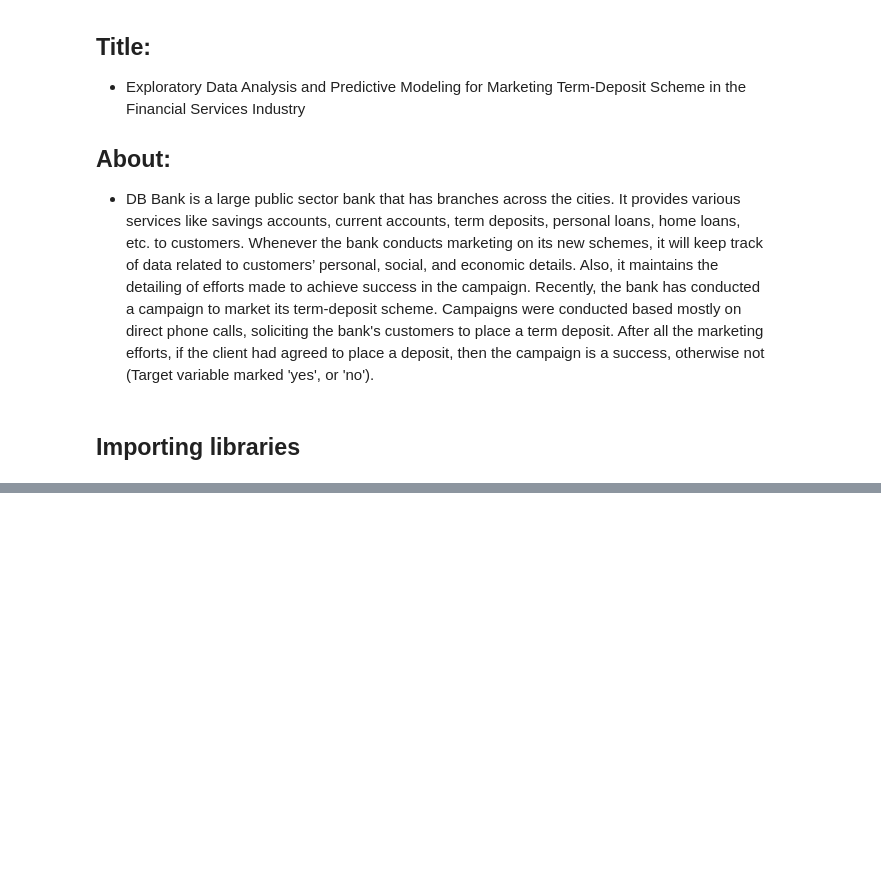
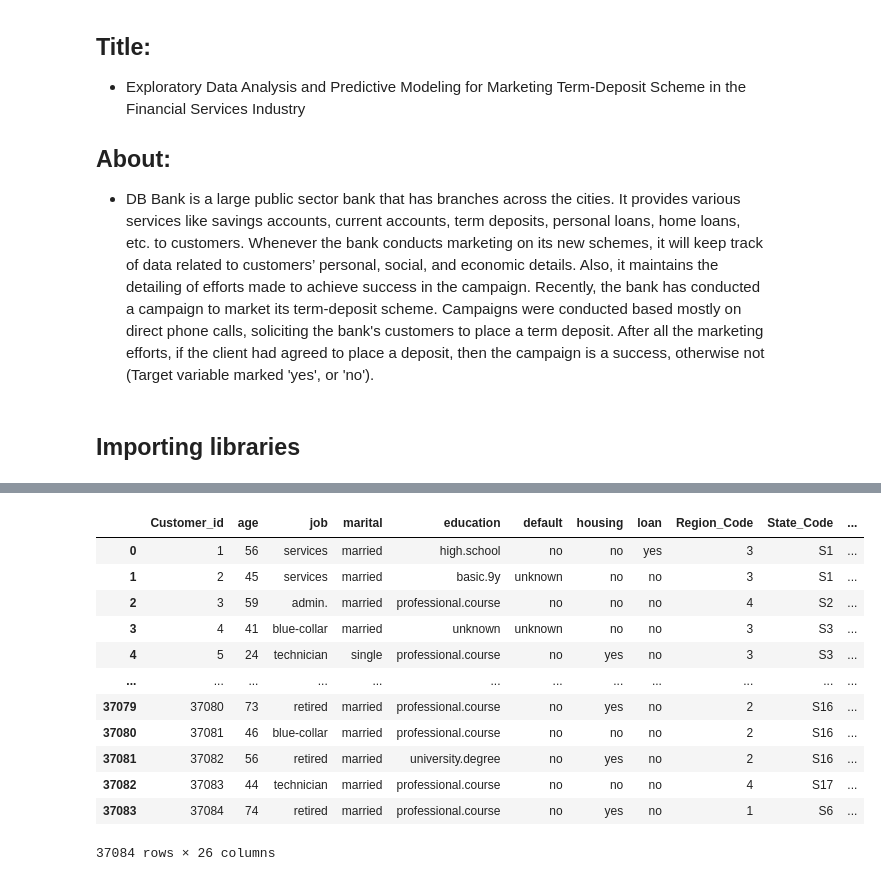
Before and after one commit to Mayank5112/Capstone-Project-5, a Jupyter notebook: capestone-5.ipynb, the cells around one changed output, grey strips where cells are left out. Cells and saved outputs as stored; diff of their text form; code cells hidden in the pictures; blank space fills up the shorter version.

```diff
--- a/capestone-5.ipynb
+++ b/capestone-5.ipynb
@@ -13,0 +17,10 @@ import pandas as pd
+# %%
+# Load the data from CSV files
+city_master_df = pd.read_csv('City_Master.csv')
+customer_details_df = pd.read_csv('Customer_and_bank details_p1.csv')
+customer_campaign_df = pd.read_csv('Customer_campaign_details_p1.csv')
+customer_postal_code_df = pd.read_csv('Customer_Postal_Code_details.csv')
+customer_response_df = pd.read_csv('Customer_Response_data_p1.csv')
+customer_social_economic_df = pd.read_csv('Customer_social_economic_data_p1.csv')
+region_code_master_df = pd.read_csv('Region_code_master.csv')
+state_master_df = pd.read_csv('State_Master.csv')
@@ -13,0 +103,4 @@ import pandas as pd
+# %%
+# rename customer_id coloumn of customer_postal_code to Customer_id
+customer_postal_code_df = customer_postal_code_df.rename(columns={"customer_id":"Customer_id"})
+customer_postal_code_df
@@ -13,0 +121,22 @@ import pandas as pd
+# %%
+# merging
+merged_customer_df = pd.merge(customer_details_df, customer_campaign_df, on='Customer_id', how='inner')
+merged_customer_df = pd.merge(merged_customer_df, customer_postal_code_df, on='Customer_id', how='inner')
+merged_customer_df = pd.merge(merged_customer_df, customer_social_economic_df, on='Customer_id', how='inner')
+merged_customer_df = pd.merge(merged_customer_df, customer_response_df, on='Customer_id', how='inner')
+
+merged_customer_df
+# %% [output]
+|  | Customer_id | age | job | marital | education | default | housing | loan | Region_Code | State_Code | ... |
+| 0 | 1 | 56 | services | married | high.school | no | no | yes | 3 | S1 | ... |
+| 1 | 2 | 45 | services | married | basic.9y | unknown | no | no | 3 | S1 | ... |
+| 2 | 3 | 59 | admin. | married | professional.course | no | no | no | 4 | S2 | ... |
+| 3 | 4 | 41 | blue-collar | married | unknown | unknown | no | no | 3 | S3 | ... |
+| 4 | 5 | 24 | technician | single | professional.course | no | yes | no | 3 | S3 | ... |
+| ... | ... | ... | ... | ... | ... | ... | ... | ... | ... | ... | ... |
+| 37079 | 37080 | 73 | retired | married | professional.course | no | yes | no | 2 | S16 | ... |
+| 37080 | 37081 | 46 | blue-collar | married | professional.course | no | no | no | 2 | S16 | ... |
+| 37081 | 37082 | 56 | retired | married | university.degree | no | yes | no | 2 | S16 | ... |
+| 37082 | 37083 | 44 | technician | married | professional.course | no | no | no | 4 | S17 | ... |
+| 37083 | 37084 | 74 | retired | married | professional.course | no | yes | no | 1 | S6 | ... |
+37084 rows × 26 columns
```
Also changed, not shown: parts of 28 cells of this notebook.
